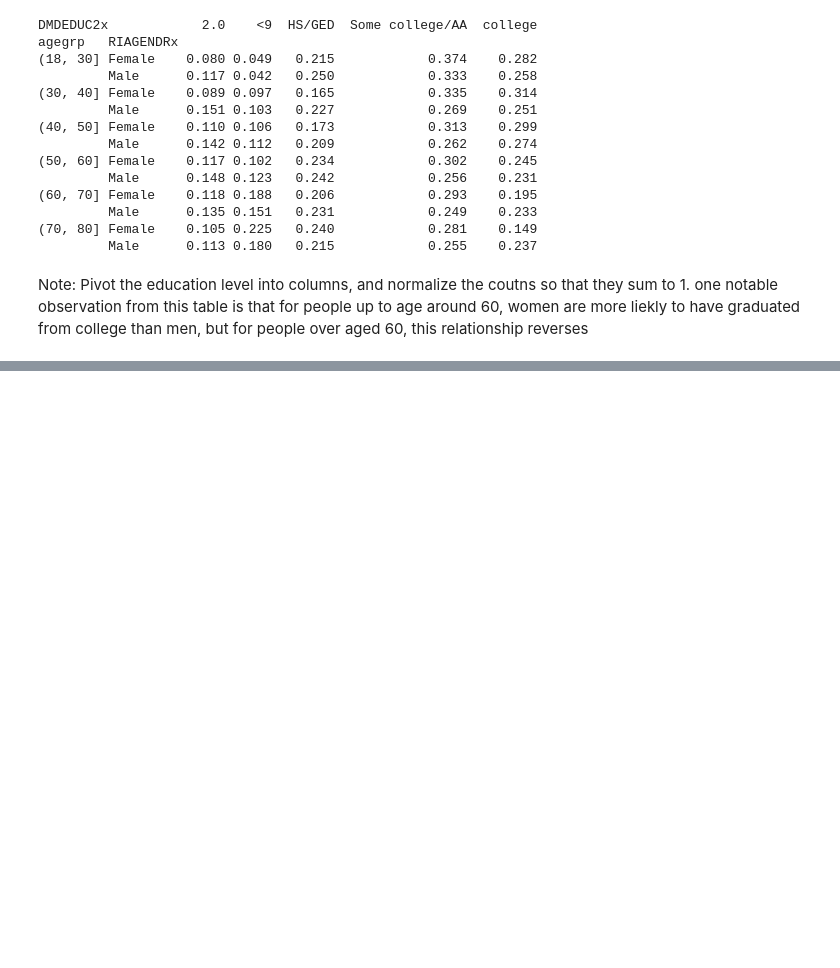
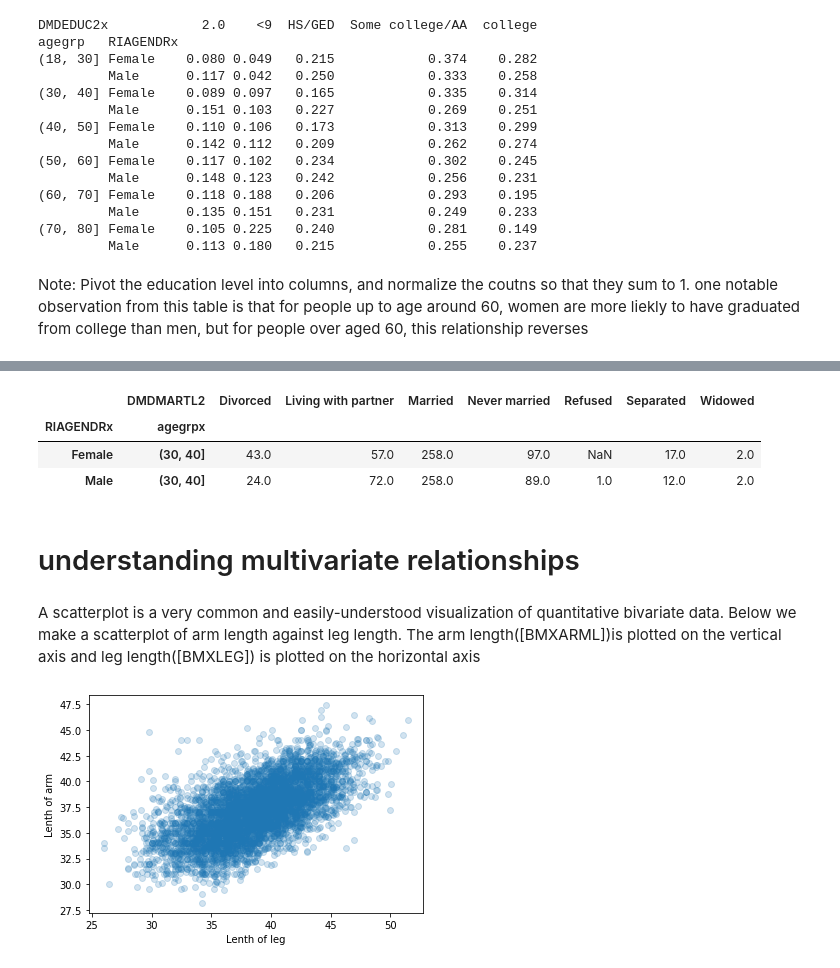
Before and after one commit to JiatianWang/Statistics-, a Jupyter notebook: understanding and visualizing data.ipynb, the cells around one changed output, grey strips where cells are left out. Drawn from its saved outputs; the diff is of its cells as text; code cells hidden in the pictures; blank space fills up the shorter version.

```diff
--- a/understanding and visualizing data.ipynb
+++ b/understanding and visualizing data.ipynb
@@ -179,0 +187,22 @@ one notable observation from this table is that for people up to age around 60,
+# %%
+da['DMDMARTL2'] = da['DMDMARTL'].replace({1:'Married', 2:'Widowed',3:'Divorced',4:'Separated',
+                                         5:'Never married',6:'Living with partner',77:'Refused',99:'dont know'})
+da['agegrpx'] = pd.cut(da.RIDAGEYR, [30,40])
+
+a = da.groupby([da["RIAGENDRx"],da['agegrpx']])['DMDMARTL2'].value_counts().unstack()
+a
+# %% [output]
+|  | DMDMARTL2 | Divorced | Living with partner | Married | Never married | Refused | Separated | Widowed |
+| RIAGENDRx | agegrpx |  |  |  |  |  |  |  |
+| Female | (30, 40] | 43.0 | 57.0 | 258.0 | 97.0 | NaN | 17.0 | 2.0 |
+| Male | (30, 40] | 24.0 | 72.0 | 258.0 | 89.0 | 1.0 | 12.0 | 2.0 |
+# %% [markdown]
+# understanding multivariate relationships
+# %% [markdown]
+A scatterplot is a very common and easily-understood visualization of quantitative bivariate data. Below we make a scatterplot of arm length against leg length. The arm length([BMXARML])is plotted on the vertical axis and leg length([BMXLEG]) is plotted on the horizontal axis
+# %%
+bp = sns.regplot(x = 'BMXLEG', y = 'BMXARML', data = da, fit_reg = False, scatter_kws ={'alpha' :0.2})
+_ = bp.set_xlabel('Lenth of leg')
+_ = bp.set_ylabel('Lenth of arm')
+# %% [output]
+[figure, added]
```
Also changed, not shown: parts of 7 cells of this notebook.
